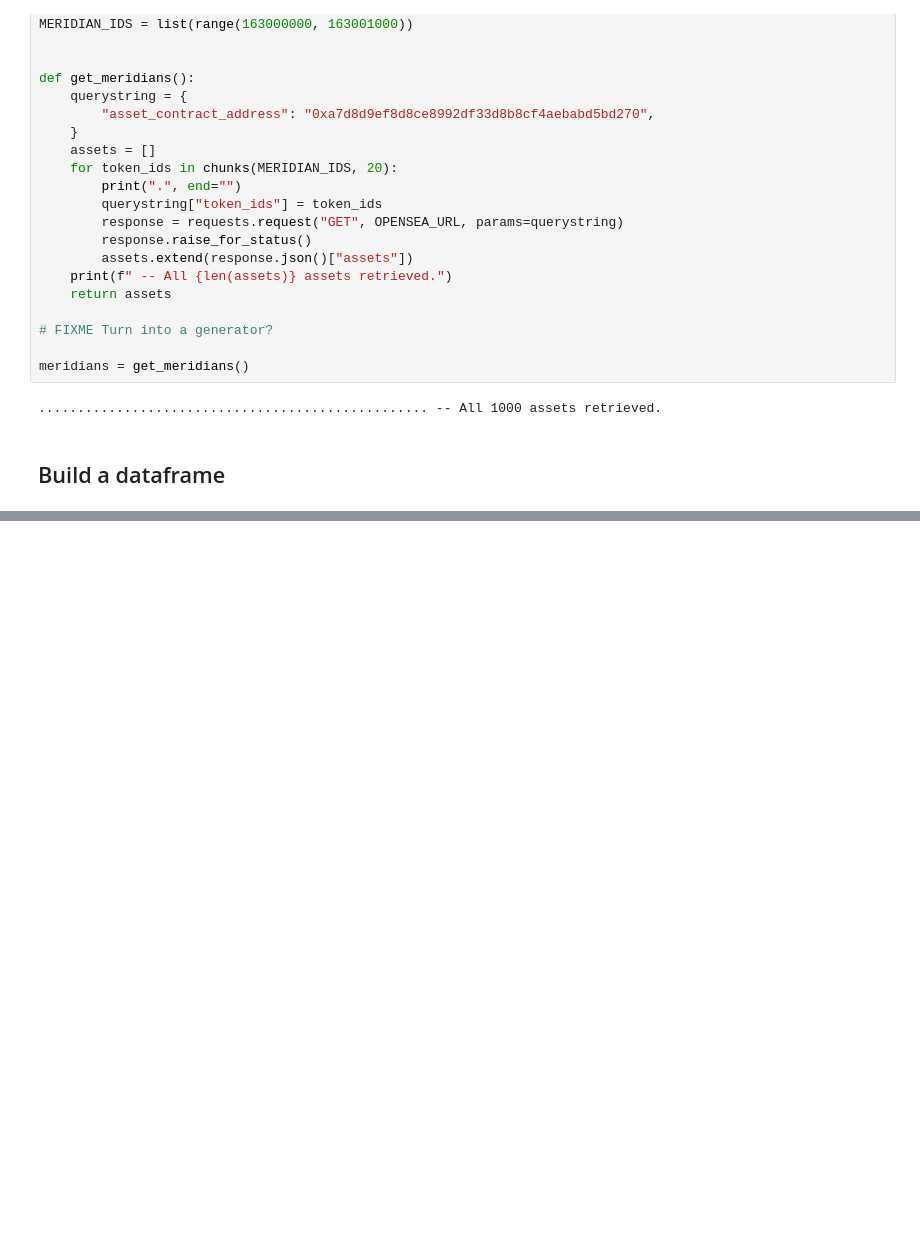
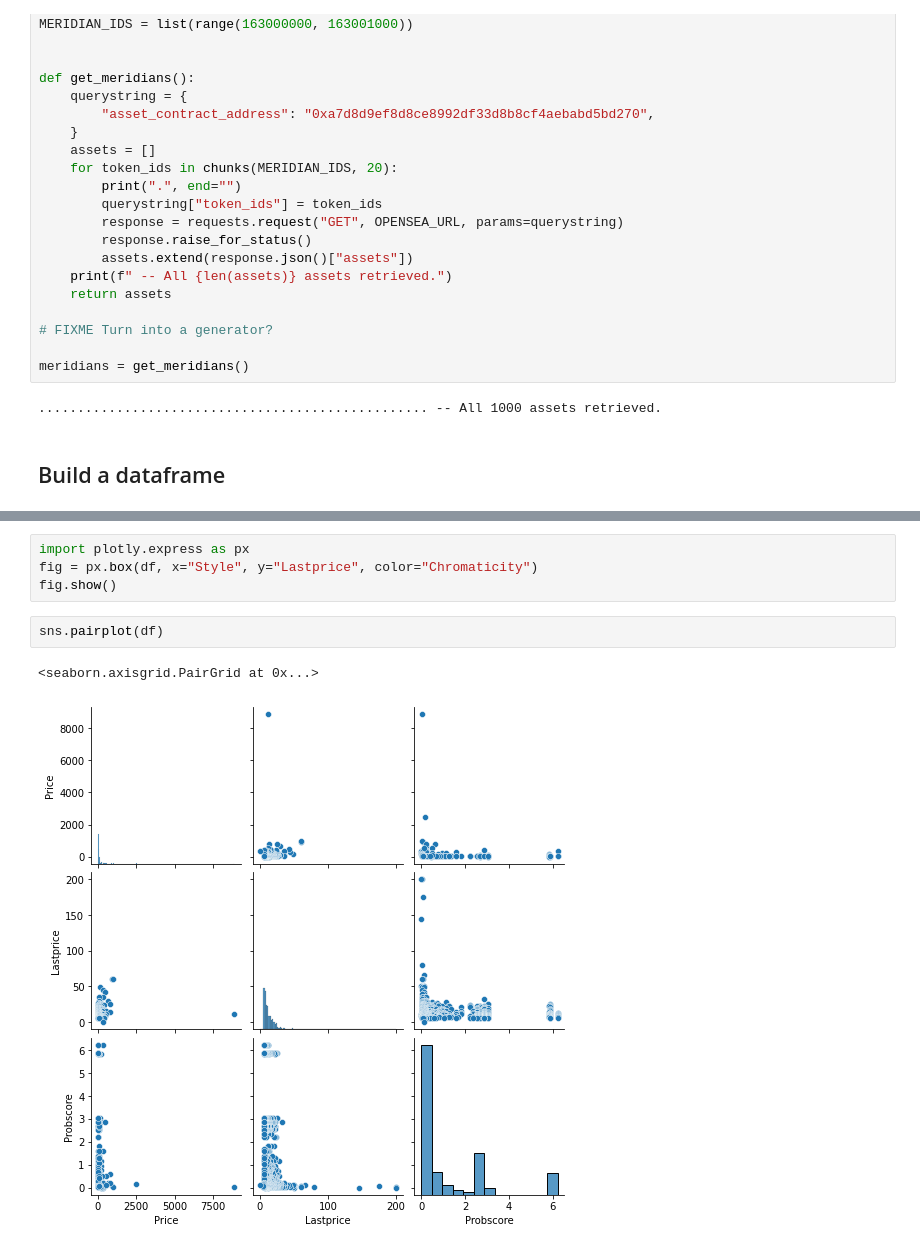
Before and after one commit to ymyke/niftylytics, a Jupyter notebook: meridians.ipynb, the cells around one changed output, grey strips where cells are left out. Cells and saved outputs as stored; diff of their text form; blank space fills up the shorter version.

```diff
--- a/meridians.ipynb
+++ b/meridians.ipynb
@@ -116,0 +144,9 @@ df[df.name == "Meridian #666"]
+# %%
+import plotly.express as px
+fig = px.box(df, x="Style", y="Lastprice", color="Chromaticity")
+fig.show()
+# %%
+sns.pairplot(df)
+# %% [output]
+<seaborn.axisgrid.PairGrid at 0x...>
+[figure, added]
```
Also changed, not shown: parts of 7 cells of this notebook.
